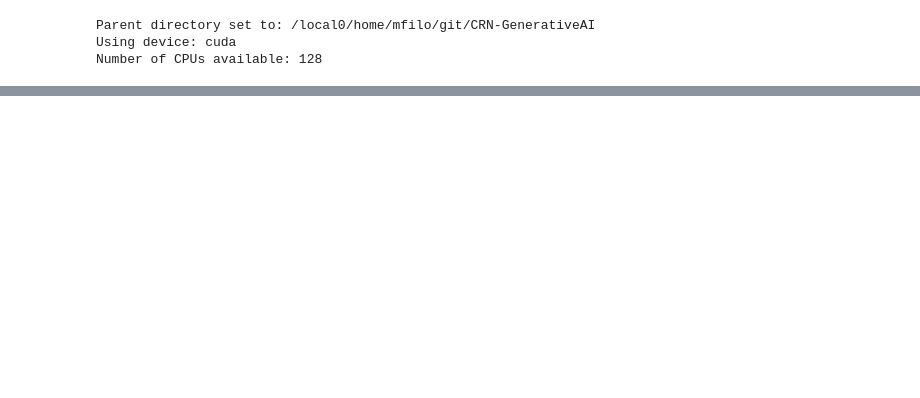
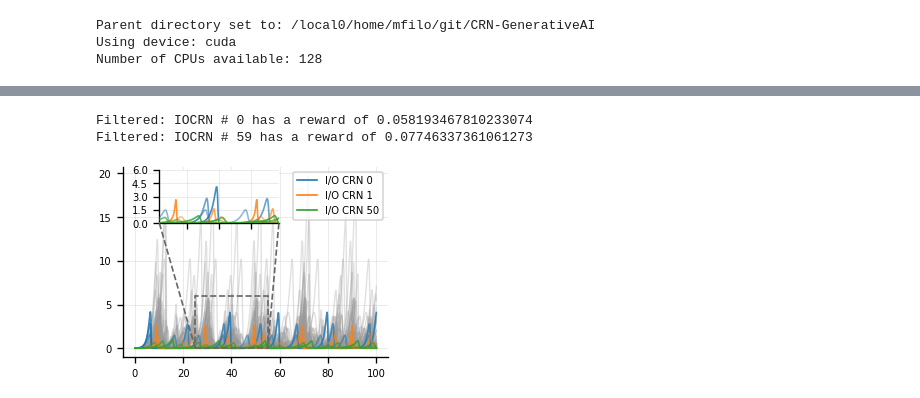
Before and after one commit to Maurice-Filo/GenAI-Net, a Jupyter notebook: apps_results_MAK_REINFORCE/oscillators_freq_3species_6rxns/plots/plot_results.ipynb, the cells around one changed output, grey strips where cells are left out. Saved outputs shown, nothing was run; the diff lists cells and outputs as text; code cells hidden in the pictures; blank space fills up the shorter version.

```diff
--- a/apps_results_MAK_REINFORCE/oscillators_freq_3species_6rxns/plots/plot_results.ipynb
+++ b/apps_results_MAK_REINFORCE/oscillators_freq_3species_6rxns/plots/plot_results.ipynb
@@ -355,7 +357,7 @@ Reward for IOCRN index 0: 0.058193467810233074
 # %%
 # Select the top IOCRNs and top topologically unique IOCRNs to visualize
 n_unfiltered = 100
-n_filtered = 10
+n_filtered = 60
 # %%
 # Plot the responses of the top IOCRNs (topologically not unique)
 ax = None
@@ -413,6 +432,6 @@ visualize_crn_diversity(all_iocrns_sorted_filtered[:n_filtered], perf=rewards_so
 # %%
 # Select three IOCRNs to highlight their responses
-iocrn_indices_to_highlight = [0, 1]
+iocrn_indices_to_highlight = [0, 1, 50]
 
 # Print the highlighted IOCRNs and their rewards
 for idx in iocrn_indices_to_highlight:
@@ -441,6 +480,6 @@ for i in range(len(iocrn_indices_to_highlight)):
 # %%
 # Transient dynamics plot
-Normalize = True
+Normalize = False
 plt.rcParams.update({
     "font.size": 6,
     "axes.labelsize": 6,
@@ -457,9 +496,18 @@ plt.rcParams.update({
 })
 
 fig, ax = plt.subplots(figsize=(2.5, 1.85), constrained_layout=True)
+axins = inset_axes(
+    ax,
+    width="100%",   # can be percent or inches (e.g. 1.5)
+    height="100%",
+    bbox_to_anchor=(0.1, 0.65, 0.45, 0.28),
+    bbox_transform=ax.transAxes,
+    loc="lower left",
+    borderpad=1
+)
 
 # --------- Plot all traces in light gray (topologically unique) ----------
-alpha_bg = 0.1     # transparency for background traces
+alpha_bg = 0.3     # transparency for background traces
 lw_bg = 0.8         # line width for background traces
 time_shift = 0      # shift time
 
@@ -475,6 +523,9 @@ for i in range(n_filtered):
             outs[j][0, :] = outs[j][0, :] / peak
         ax.plot(t, outs[j][0, :],
                 color="0.6", alpha=alpha_bg, linewidth=lw_bg, zorder=1)
+        # axins.plot(
+        #     t, outs[j][0, :],
+        #     color="0.6", alpha=alpha_bg, linewidth=lw_bg, zorder=1)
 
 print(f'Filtered: IOCRN # {0} has a reward of {all_iocrns_sorted_filtered[0].last_task_info["reward"]}')
 print(f'Filtered: IOCRN # {n_filtered-1} has a reward of {all_iocrns_sorted_filtered[n_filtered-1].last_task_info["reward"]}')
@@ -499,43 +550,64 @@ for i in range(len(iocrn_indices_to_highlight)):
             t, outs[j][0, :],
             color=color, linewidth=lw_hi,
             zorder=3,
+            alpha=0.5 + 0.5*(j/len(outs)),
+            label=label if j == 0 else None   # label once per i
+        )
+        axins.plot(
+            t, outs[j][0, :],
+            color=color, linewidth=lw_hi,
+            zorder=3,
+            alpha=0.5 + 0.5*(j/len(outs)),
             label=label if j == 0 else None   # label once per i
         )
 
 # --------- Axes cosmetics ----------
 ax.xaxis.set_major_locator(MaxNLocator(nbins=5))
 ax.yaxis.set_major_locator(MaxNLocator(nbins=5))
+axins.xaxis.set_major_locator(MaxNLocator(nbins=4))
+axins.yaxis.set_major_locator(MaxNLocator(nbins=4))
 
 ax.grid(True, which="major", linewidth=0.6, alpha=0.25)
 ax.spines["top"].set_visible(False)
 ax.spines["right"].set_visible(False)
+axins.grid(True, which="major", linewidth=0.6, alpha=0.25)
+axins.spines["top"].set_visible(False)
+axins.spines["right"].set_visible(False)
 
 # --------- Scales/limits (set before setpoint lines so we know xmin/xmax) ----------
 ax.set_xscale("linear")
 if Normalize:
     ax.set_yscale("linear")
     ax.set_ylim(0, 1.1)
 # ax.set_ylim(0, 5)
 # ax.set_xlim(time_shift, 100 + time_shift)
 
 
 # 2) Legend for colored lines should not have alpha:
 #    use proxy artists with alpha=1 so legend is fully opaque.
 color_handles = [Line2D([0], [0], color=f"C{i}", lw=lw_hi, alpha=1.0) for i in range(len(iocrn_indices_to_highlight))]
 color_labels  = [f"I/O CRN {i}" for i in iocrn_indices_to_highlight]
 
 # Dashed Line for Setpoint
 setpoint_handle = Line2D([0], [0], color="0.2", lw=0.9, ls="--")
 handles = color_handles #  + [setpoint_handle]
 labels  = color_labels #+ ["Setpoint"]
 
 # ax.set_xticks(np.array([0, 10, 100]) + time_shift)
 # ax.set_xticklabels(ax.get_xticks() - time_shift, rotation=0)
 
 ax.legend(handles=handles, labels=labels, frameon=True, loc="upper right", handlelength=2)
+axins.set_ylim(0, 6)
+axins.set_xlim(25, 55)
+axins.set_xticklabels([])
+mark_inset(ax, axins, loc1=3, loc2=4, fc="none", ec="0.4", zorder=5, linestyle="--")
 plt.show()
 
 if save_figures_flag is True:
     fig.savefig(os.path.join(target_directory, 'plots', "oscillators_freq_3species_6rxns_transient_dynamics.pdf"))
+# %% [output]
+Filtered: IOCRN # 0 has a reward of 0.058193467810233074
+Filtered: IOCRN # 59 has a reward of 0.07746337361061273
+[figure, added]
 # %%
 # Frequency contents plot
```
Also changed, not shown: parts of 14 cells of this notebook, 43 other files.
